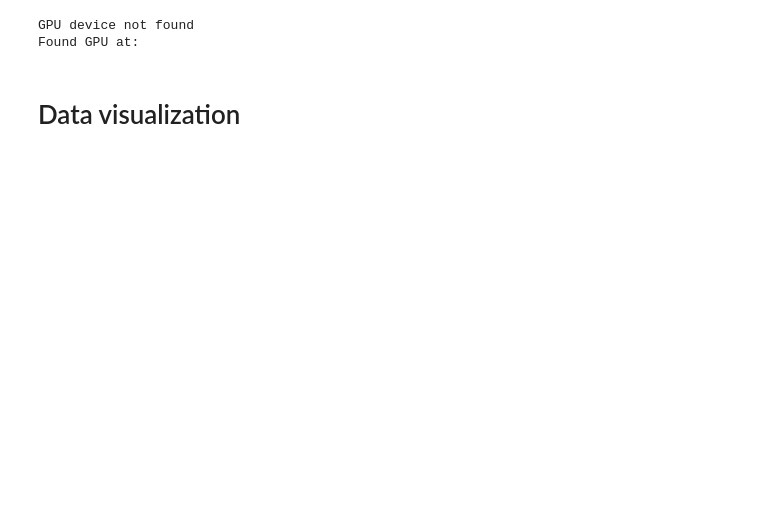
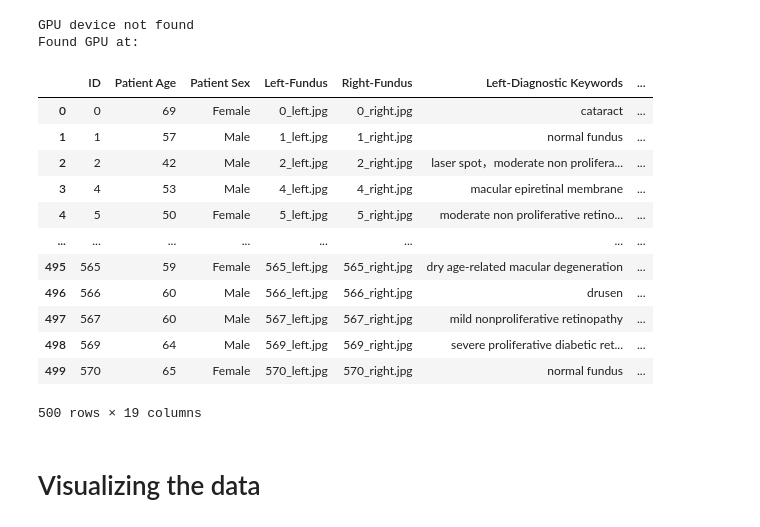
Before and after one commit to BishalRaj/Ophthalmic-Disease-Recognition, a Jupyter notebook: Ophthalmic-Disease-Recognition-System.ipynb, the cells around one changed output. Cells and saved outputs as stored; diff of their text form; code cells hidden in the pictures; blank space fills up the shorter version.

Commit message:
prepraing data for re training

```diff
--- a/Ophthalmic-Disease-Recognition-System.ipynb
+++ b/Ophthalmic-Disease-Recognition-System.ipynb
@@ -39,6 +39,20 @@ import warnings
 warnings.simplefilter(action="ignore", category=FutureWarning)
 # %%
 train = pd.read_csv('./LabelledDataSet/full_df.csv')
-# train
+train.head(500)
+# %% [output]
+|  | ID | Patient Age | Patient Sex | Left-Fundus | Right-Fundus | Left-Diagnostic Keywords | ... |
+| 0 | 0 | 69 | Female | 0_left.jpg | 0_right.jpg | cataract | ... |
+| 1 | 1 | 57 | Male | 1_left.jpg | 1_right.jpg | normal fundus | ... |
+| 2 | 2 | 42 | Male | 2_left.jpg | 2_right.jpg | laser spot，moderate non prolifera... | ... |
+| 3 | 4 | 53 | Male | 4_left.jpg | 4_right.jpg | macular epiretinal membrane | ... |
+| 4 | 5 | 50 | Female | 5_left.jpg | 5_right.jpg | moderate non proliferative retino... | ... |
+| ... | ... | ... | ... | ... | ... | ... | ... |
+| 495 | 565 | 59 | Female | 565_left.jpg | 565_right.jpg | dry age-related macular degeneration | ... |
+| 496 | 566 | 60 | Male | 566_left.jpg | 566_right.jpg | drusen | ... |
+| 497 | 567 | 60 | Male | 567_left.jpg | 567_right.jpg | mild nonproliferative retinopathy | ... |
+| 498 | 569 | 64 | Male | 569_left.jpg | 569_right.jpg | severe proliferative diabetic ret... | ... |
+| 499 | 570 | 65 | Female | 570_left.jpg | 570_right.jpg | normal fundus | ... |
+500 rows × 19 columns
 # %% [markdown]
-# Data visualization
+# Visualizing the data
```
Also changed, not shown: parts of 51 cells of this notebook.
